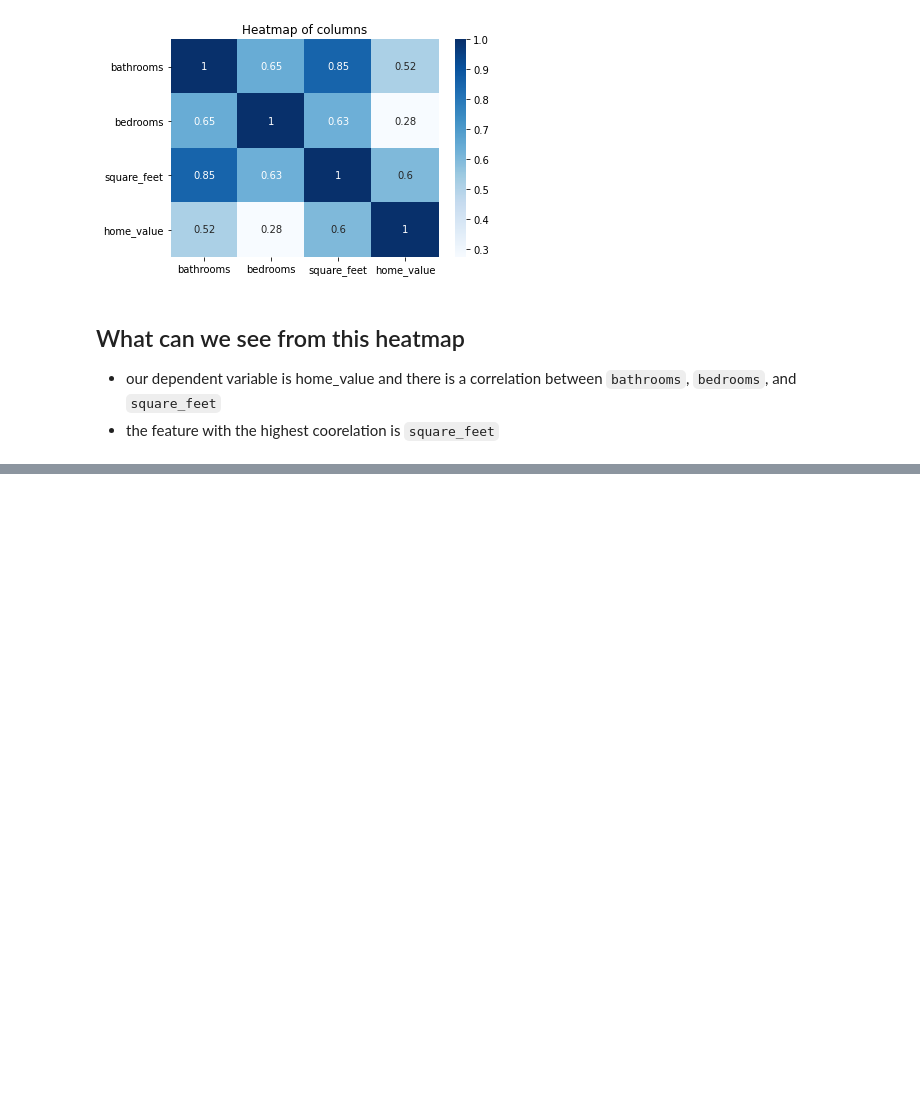
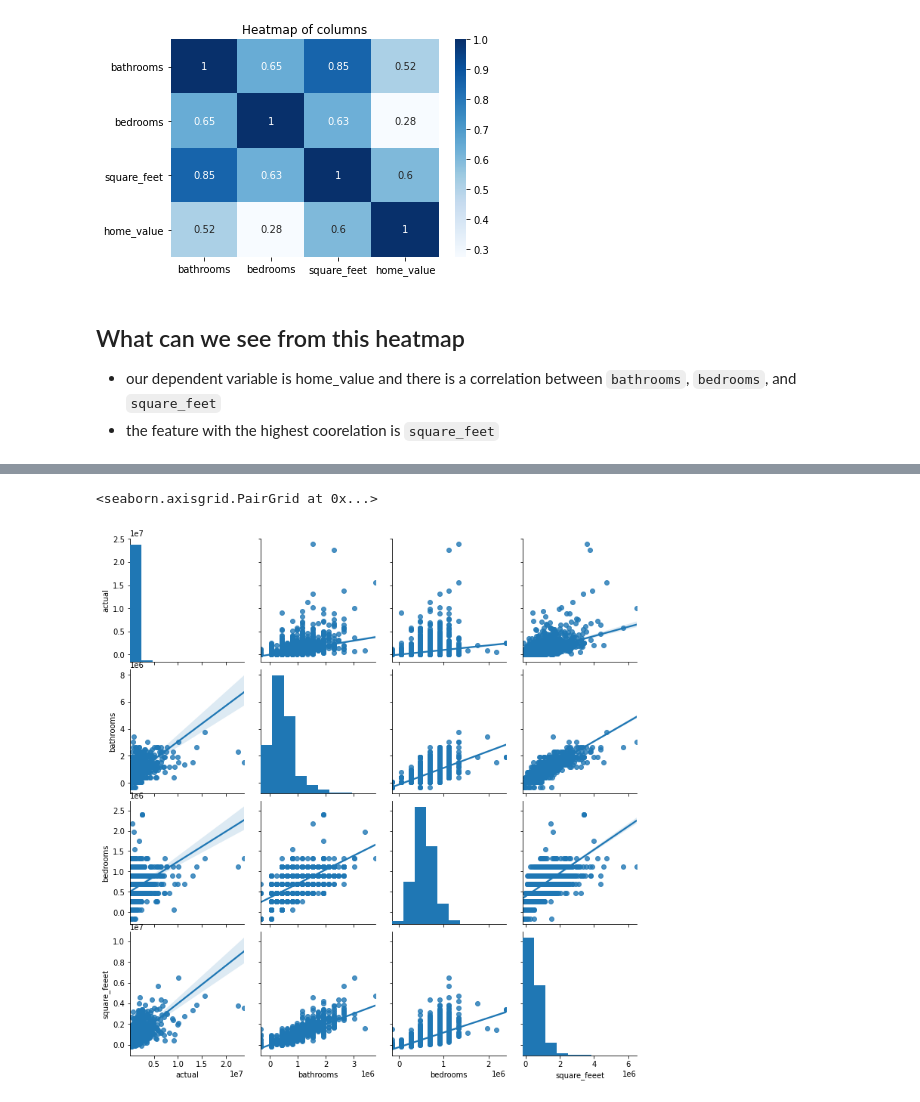
Before and after one commit to RaulCPena/zillow-estimate-home-value, a Jupyter notebook: Final_Zillow_Project.ipynb, the cells around one changed output, grey strips where cells are left out. Cells and saved outputs as stored; diff of their text form; code cells hidden in the pictures; blank space fills up the shorter version.

Commit message:
added multivariable regression model and polynomial model

```diff
--- a/Final_Zillow_Project.ipynb
+++ b/Final_Zillow_Project.ipynb
@@ -282,0 +288,2 @@ plt.show()
+# %%
+predictions = pd.DataFrame({'actual' : train.home_value })
@@ -282,0 +300,8 @@ plt.show()
+# %%
+# Model 1
+X = train[['bathrooms']]
+y = train.home_value
+
+lm_1 = sklearn.linear_model.LinearRegression()
+lm_1.fit(X, y)
+predictions['bathrooms'] = lm_1.predict(X)
@@ -282,0 +322,7 @@ plt.show()
+# %%
+X = train[['bedrooms']]
+y = train.home_value
+
+lm_2 = sklearn.linear_model.LinearRegression()
+lm_2.fit(X, y)
+predictions['bedrooms'] = lm_2.predict(X)
@@ -282,0 +343,7 @@ plt.show()
+# %%
+X = train[['square_feet']]
+y = train.home_value
+
+lm_3 = sklearn.linear_model.LinearRegression()
+lm_3.fit(X, y)
+predictions['square_feeet'] = lm_3.predict(X)
@@ -282,0 +364,5 @@ plt.show()
+# %%
+sns.pairplot(predictions, kind = 'reg')
+# %% [output]
+<seaborn.axisgrid.PairGrid at 0x...>
+[figure, added]
```
Also changed, not shown: parts of 48 cells of this notebook.
